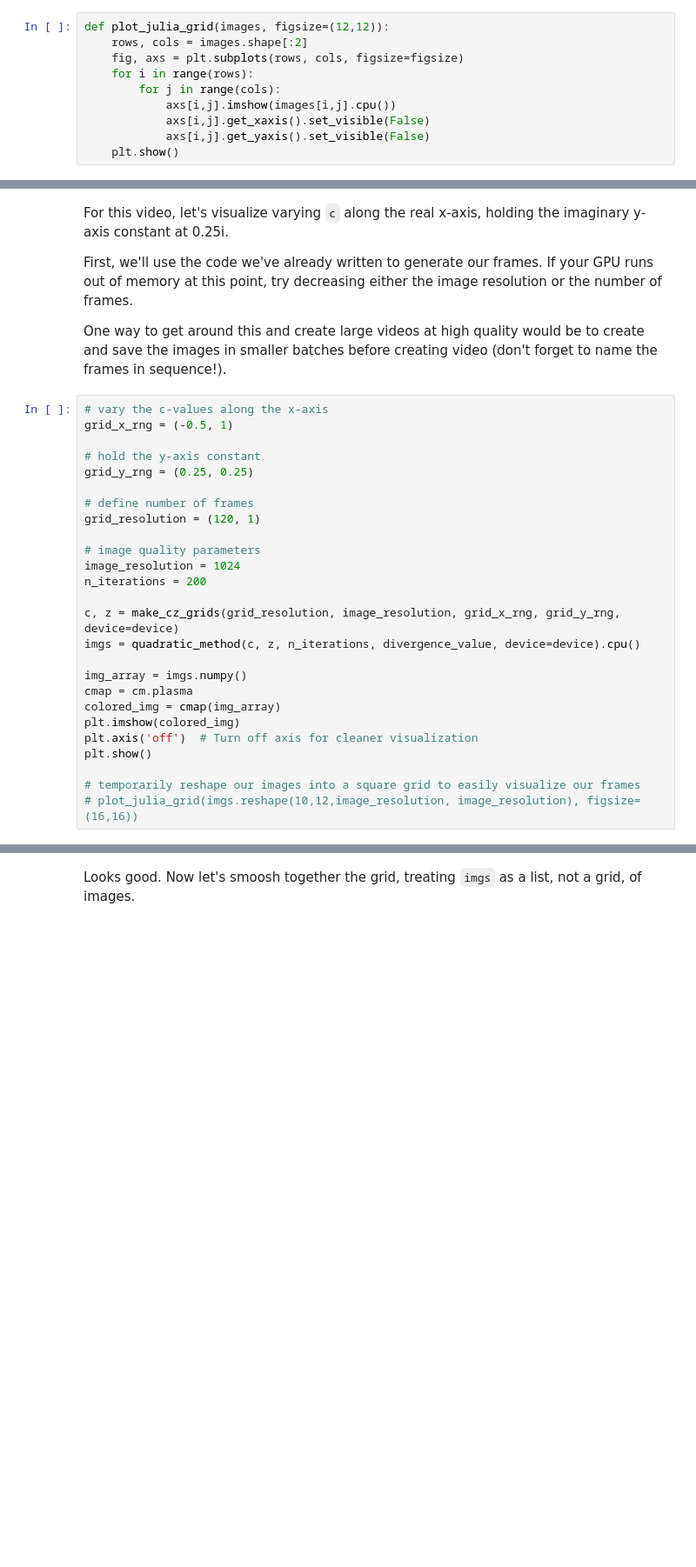
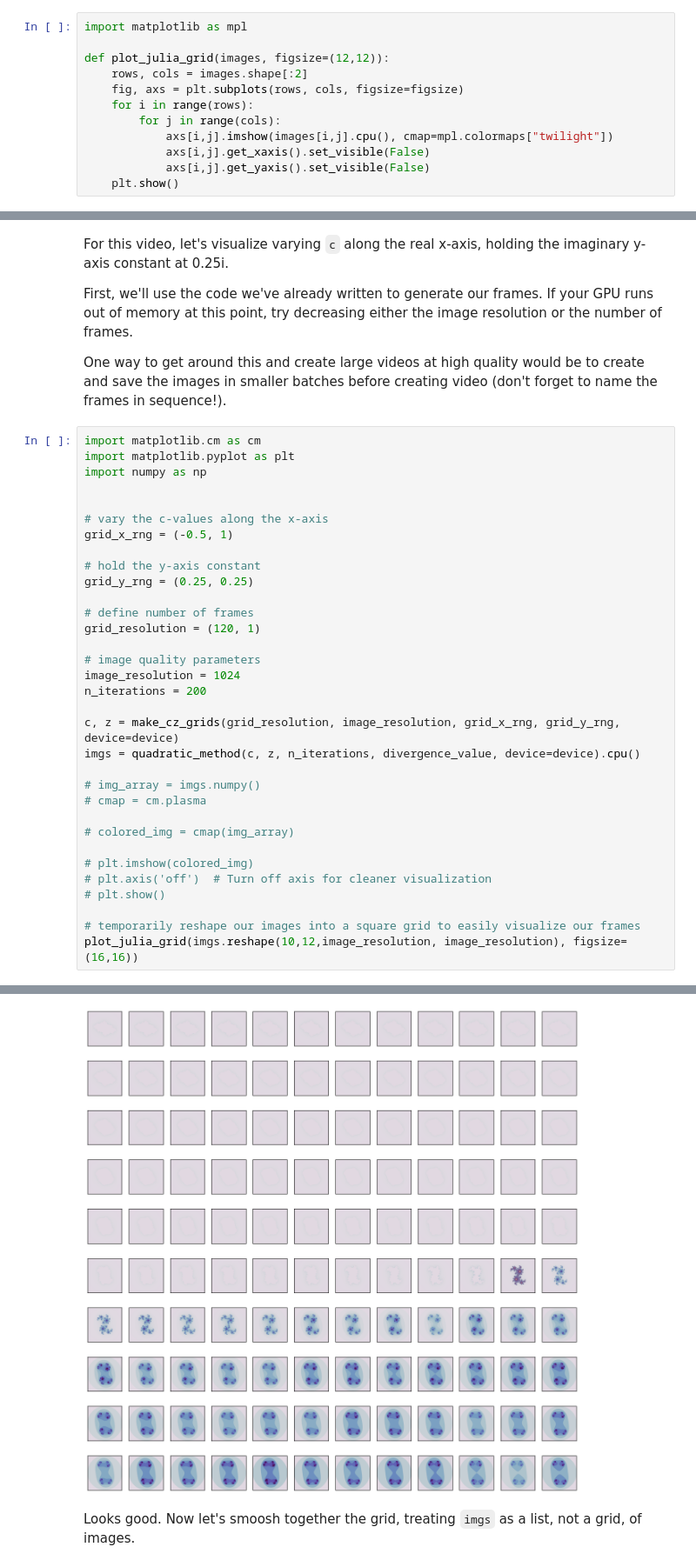
Before and after one commit to oliviasteeed/Week2-Randomness-and-Chaos, a Jupyter notebook: julia_fractals.ipynb, the cells around one changed output, grey strips where cells are left out. Shown at 87% size. Drawn from its saved outputs; the diff is of its cells as text; blank space fills up the shorter version.

```diff
--- a/julia_fractals.ipynb
+++ b/julia_fractals.ipynb
@@ -317,12 +348,14 @@ This is the output shape we expected. Now let's plot these images!
 # %% [markdown]
 ### Plotting a grid of Julia sets
 # %%
+import matplotlib as mpl
+
 def plot_julia_grid(images, figsize=(12,12)):
     rows, cols = images.shape[:2]
     fig, axs = plt.subplots(rows, cols, figsize=figsize)
     for i in range(rows):
         for j in range(cols):
-            axs[i,j].imshow(images[i,j].cpu())
+            axs[i,j].imshow(images[i,j].cpu(), cmap=mpl.colormaps["twilight"])
             axs[i,j].get_xaxis().set_visible(False)
             axs[i,j].get_yaxis().set_visible(False)
     plt.show()
@@ -368,6 +405,11 @@ First, we'll use the code we've already written to generate our frames. If your
 
 One way to get around this and create large videos at high quality would be to create and save the images in smaller batches before creating video (don't forget to name the frames in sequence!).
 # %%
+import matplotlib.cm as cm
+import matplotlib.pyplot as plt
+import numpy as np
+
+
 # vary the c-values along the x-axis
 grid_x_rng = (-0.5, 1)
 
@@ -384,13 +426,15 @@ n_iterations = 200
 c, z = make_cz_grids(grid_resolution, image_resolution, grid_x_rng, grid_y_rng, device=device)
 imgs = quadratic_method(c, z, n_iterations, divergence_value, device=device).cpu()
 
-img_array = imgs.numpy()
-cmap = cm.plasma
-colored_img = cmap(img_array)
-plt.imshow(colored_img)
-plt.axis('off')  # Turn off axis for cleaner visualization
-plt.show()
+# img_array = imgs.numpy()
+# cmap = cm.plasma
+
+# colored_img = cmap(img_array)
+
+# plt.imshow(colored_img)
+# plt.axis('off')  # Turn off axis for cleaner visualization
+# plt.show()
 
 # temporarily reshape our images into a square grid to easily visualize our frames
-# plot_julia_grid(imgs.reshape(10,12,image_resolution, image_resolution), figsize=(16,16))
+plot_julia_grid(imgs.reshape(10,12,image_resolution, image_resolution), figsize=(16,16))
 # %% [output]
@@ -398,3 +441,4 @@ NameError: name 'make_cz_grids' is not defined
+[figure, added]
 # %% [markdown]
 Looks good. Now let's smoosh together the grid, treating `imgs` as a list, not a grid, of images.
 # %%
```
Also changed, not shown: parts of 22 cells of this notebook.
